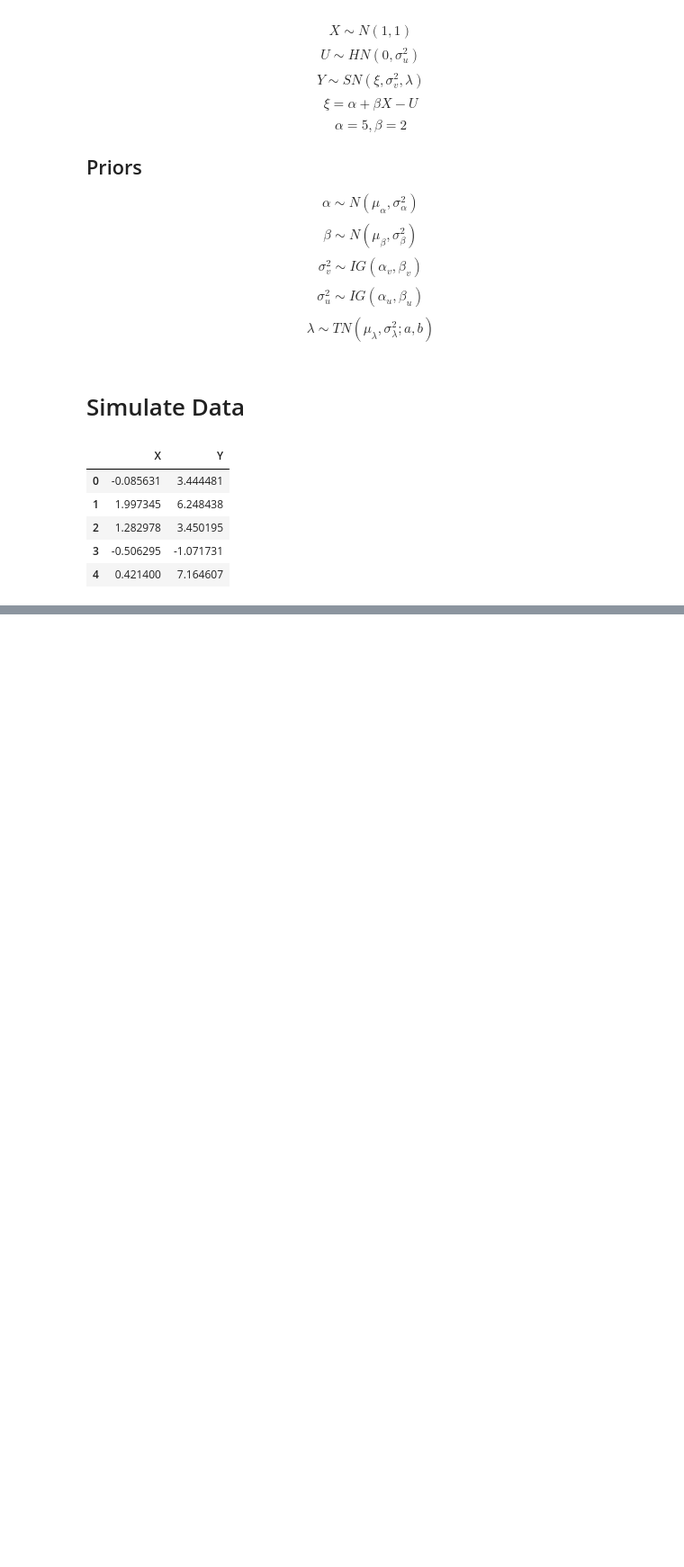
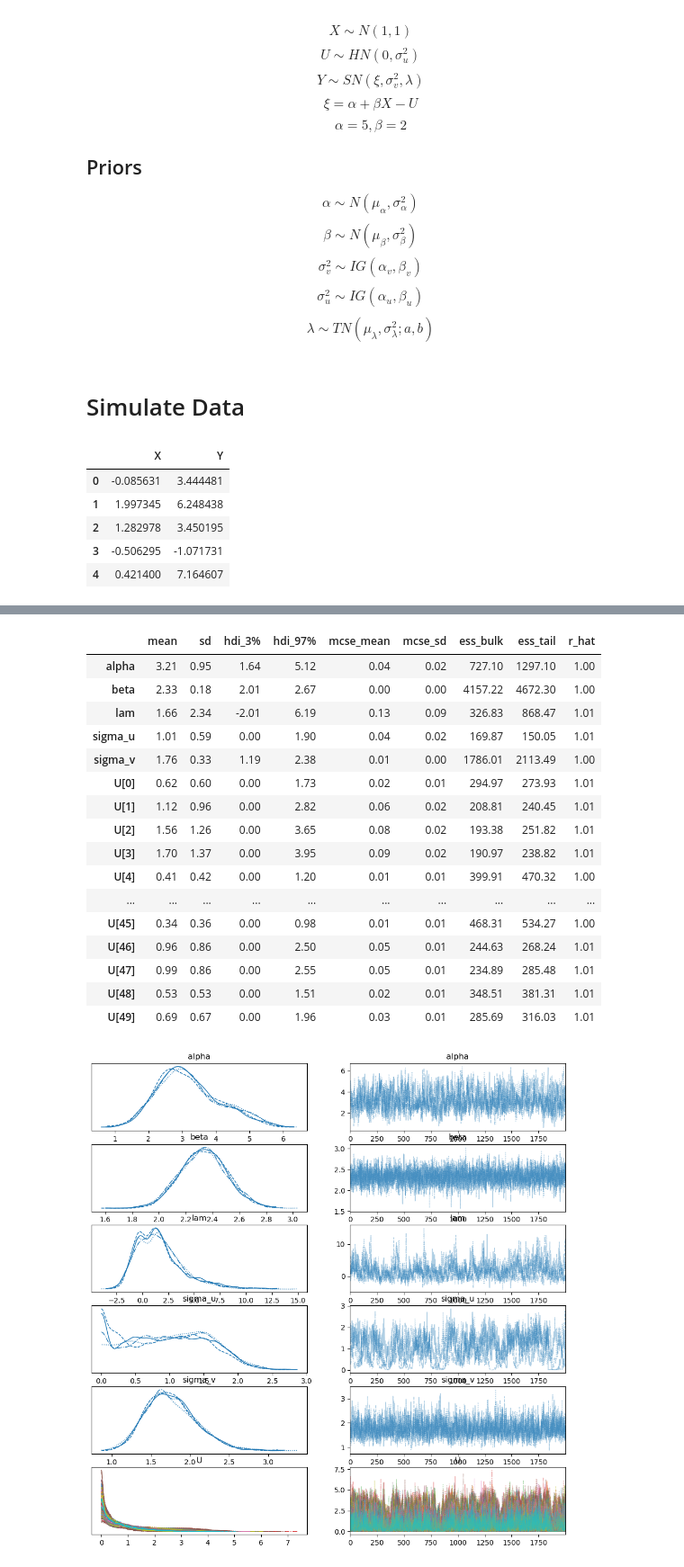
Before and after one commit to ZZapata711/BayesianSFM, a Jupyter notebook: FinalCode.ipynb, the cells around one changed output, grey strips where cells are left out. Shown at 90% size. Saved outputs shown, nothing was run; the diff lists cells and outputs as text; code cells hidden in the pictures; blank space fills up the shorter version.

```diff
--- a/FinalCode.ipynb
+++ b/FinalCode.ipynb
@@ -58,3 +58,23 @@ data.head()
 | 2 | 1.282978 | 3.450195 |
 | 3 | -0.506295 | -1.071731 |
 | 4 | 0.421400 | 7.164607 |
+# %%
+with pm.Model() as model:
+    # Priors for parameters
+    alpha_ = pm.Normal('alpha', mu=5, sigma=5)
+    beta_ = pm.Normal('beta', mu=2, sigma=2)
+    sigma_u = pm.HalfNormal('sigma_u', sigma=1.2)
+    sigma_v = pm.HalfNormal('sigma_v', sigma=1.5)
+    lam = pm.Normal('lam', mu=-5, sigma=5)
+
+    # Latent inefficiency U ~ HalfNormal(0, sigma_u)
+    U = pm.HalfNormal('U', sigma=sigma_u, shape=n)
+
+    # Linear predictor with inefficiency
+    mu = alpha_ + beta_ * data['X'] - U
+
+    # Skew-Normal likelihood
+    Y_obs = pm.SkewNormal('Y_obs', mu=mu, sigma=sigma_v, alpha=lam, observed=data['Y'])
+
+    # MCMC Sampling
+    trace = pm.sample(2000, tune=1000, target_accept=0.99, return_inferencedata=True)
@@ -60,0 +90,22 @@ data.head()
+# %%
+az.plot_trace(trace)
+az.summary(trace, round_to=2)
+# %% [output]
+|  | mean | sd | hdi_3% | hdi_97% | mcse_mean | mcse_sd | ess_bulk | ess_tail | r_hat |
+| alpha | 3.21 | 0.95 | 1.64 | 5.12 | 0.04 | 0.02 | 727.10 | 1297.10 | 1.00 |
+| beta | 2.33 | 0.18 | 2.01 | 2.67 | 0.00 | 0.00 | 4157.22 | 4672.30 | 1.00 |
+| lam | 1.66 | 2.34 | -2.01 | 6.19 | 0.13 | 0.09 | 326.83 | 868.47 | 1.01 |
+| sigma_u | 1.01 | 0.59 | 0.00 | 1.90 | 0.04 | 0.02 | 169.87 | 150.05 | 1.01 |
+| sigma_v | 1.76 | 0.33 | 1.19 | 2.38 | 0.01 | 0.00 | 1786.01 | 2113.49 | 1.00 |
+| U[0] | 0.62 | 0.60 | 0.00 | 1.73 | 0.02 | 0.01 | 294.97 | 273.93 | 1.01 |
+| U[1] | 1.12 | 0.96 | 0.00 | 2.82 | 0.06 | 0.02 | 208.81 | 240.45 | 1.01 |
+| U[2] | 1.56 | 1.26 | 0.00 | 3.65 | 0.08 | 0.02 | 193.38 | 251.82 | 1.01 |
+| U[3] | 1.70 | 1.37 | 0.00 | 3.95 | 0.09 | 0.02 | 190.97 | 238.82 | 1.01 |
+| U[4] | 0.41 | 0.42 | 0.00 | 1.20 | 0.01 | 0.01 | 399.91 | 470.32 | 1.00 |
+| ... | ... | ... | ... | ... | ... | ... | ... | ... | ... |
+| U[45] | 0.34 | 0.36 | 0.00 | 0.98 | 0.01 | 0.01 | 468.31 | 534.27 | 1.00 |
+| U[46] | 0.96 | 0.86 | 0.00 | 2.50 | 0.05 | 0.01 | 244.63 | 268.24 | 1.01 |
+| U[47] | 0.99 | 0.86 | 0.00 | 2.55 | 0.05 | 0.01 | 234.89 | 285.48 | 1.01 |
+| U[48] | 0.53 | 0.53 | 0.00 | 1.51 | 0.02 | 0.01 | 348.51 | 381.31 | 1.01 |
+| U[49] | 0.69 | 0.67 | 0.00 | 1.96 | 0.03 | 0.01 | 285.69 | 316.03 | 1.01 |
+[figure, added]
```
Also changed, not shown: parts of 1 cell of this notebook.
